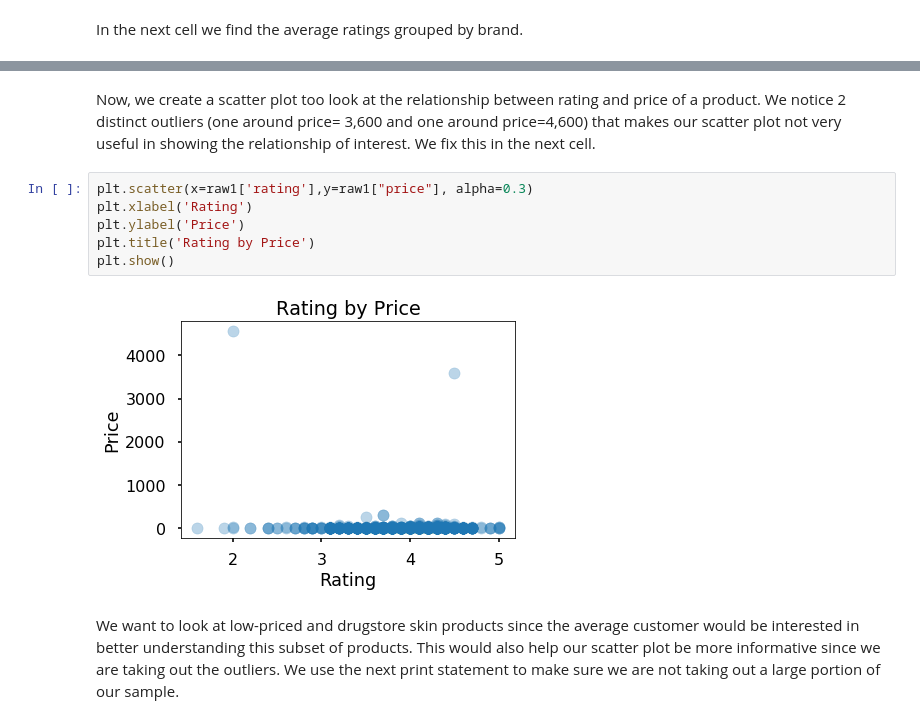
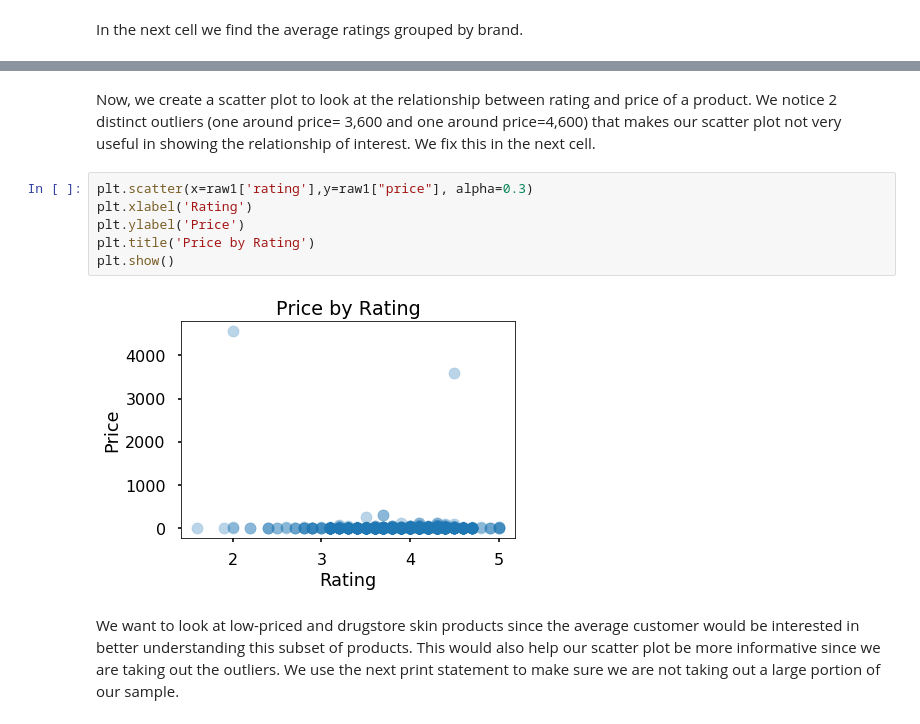
Before and after one commit to elitagao/info2950, a Jupyter notebook: INFO2950 Project.ipynb, the cells around one changed output, grey strips where cells are left out. Saved outputs shown, nothing was run; the diff lists cells and outputs as text.

```diff
--- a/INFO2950 Project.ipynb
+++ b/INFO2950 Project.ipynb
@@ -54,13 +118,13 @@ brands_group=raw1.groupby('brand')['rating'].mean()
 # %% [markdown]
-Now, we create a scatter plot too look at the relationship between rating and price of a product. We notice 2 distinct outliers (one around price= 3,600 and one around price=4,600) that makes our scatter plot not very useful in showing the relationship of interest. We fix this in the next cell.
+Now, we create a scatter plot to look at the relationship between rating and price of a product. We notice 2 distinct outliers (one around price= 3,600 and one around price=4,600) that makes our scatter plot not very useful in showing the relationship of interest. We fix this in the next cell.
 # %%
 plt.scatter(x=raw1['rating'],y=raw1["price"], alpha=0.3)
 plt.xlabel('Rating')
 plt.ylabel('Price')
-plt.title('Rating by Price')
+plt.title('Price by Rating')
 plt.show()
 # %% [output]
-[figure, old version]
+[figure, new version]
 # %% [markdown]
 We want to look at low-priced and drugstore skin products since the average customer would be interested in better understanding this subset of products. This would also help our scatter plot be more informative since we are taking out the outliers. We use the next print statement to make sure we are not taking out a large portion of our sample.
 # %%
```
Also changed, not shown: parts of 64 cells of this notebook.
